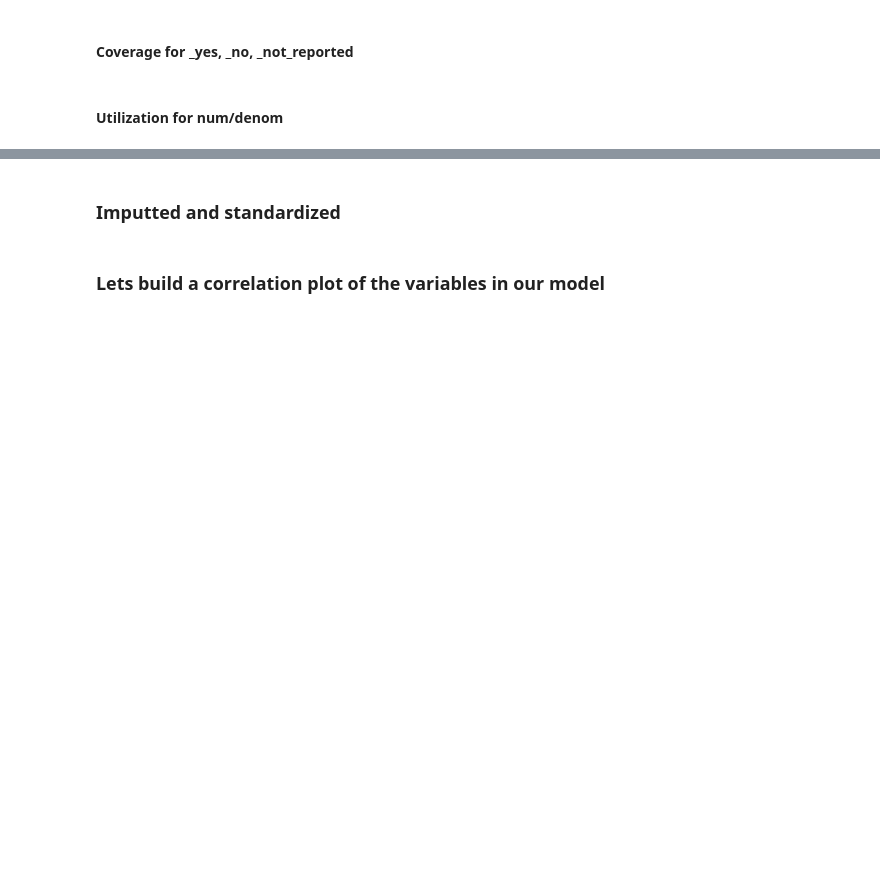
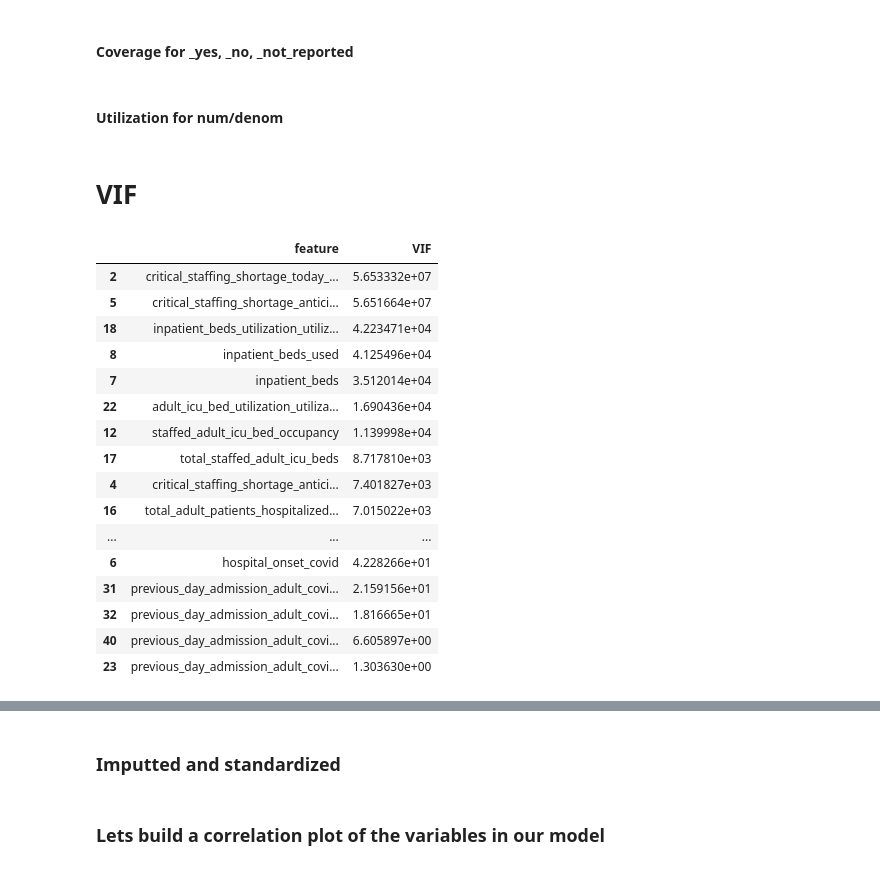
Before and after one commit to alexandreberkovic/COVID-Impact-Time-Series-Prediction, a Jupyter notebook: Cleaning_vif.ipynb, the cells around one changed output, grey strips where cells are left out. Cells and saved outputs as stored; diff of their text form; code cells hidden in the pictures; blank space fills up the shorter version.

```diff
--- a/Cleaning_vif.ipynb
+++ b/Cleaning_vif.ipynb
@@ -394,4 +311,2 @@ vif_features = vif_features["feature"][0:25]
-# %%
-df = df.drop(columns=vif_features)
 # %%
 # output df to csv
@@ -435,3 +350,45 @@ df.columns = df.columns.str.replace('numerator', 'utilization')
 # %%
 # export as csv
 df.to_csv('covid_clean_imputted_aggregated.csv', index=True)
+# %% [markdown]
+# VIF
+# %%
+df_ = df[['critical_staffing_shortage_today_yes',
+       'critical_staffing_shortage_today_no',
+       'critical_staffing_shortage_today_not_reported',
+       'critical_staffing_shortage_anticipated_within_week_yes',
+       'critical_staffing_shortage_anticipated_within_week_no',
+       'critical_staffing_shortage_anticipated_within_week_not_reported',
+       'hospital_onset_covid', 'inpatient_beds', 'inpatient_beds_used',
+       'inpatient_beds_used_covid',
+       'previous_day_admission_adult_covid_confirmed',
+       'previous_day_admission_adult_covid_suspected',
+       'staffed_adult_icu_bed_occupancy',
+       'staffed_icu_adult_patients_confirmed_and_suspected_covid',
+       'staffed_icu_adult_patients_confirmed_covid',
+       'total_adult_patients_hospitalized_confirmed_and_suspected_covid',
+       'total_adult_patients_hospitalized_confirmed_covid',
+       'total_staffed_adult_icu_beds',
+       'inpatient_beds_utilization_utilization',
+       'percent_of_inpatients_with_covid_utilization',
+       'inpatient_bed_covid_utilization_utilization',
+       'adult_icu_bed_covid_utilization_utilization',
+       'adult_icu_bed_utilization_utilization',
+       'previous_day_admission_adult_covid_confirmed_18-19',
+       'previous_day_admission_adult_covid_confirmed_20-29',
+       'previous_day_admission_adult_covid_confirmed_30-39',
+       'previous_day_admission_adult_covid_confirmed_40-49',
+       'previous_day_admission_adult_covid_confirmed_50-59',
+       'previous_day_admission_adult_covid_confirmed_60-69',
+       'previous_day_admission_adult_covid_confirmed_70-79',
+       'previous_day_admission_adult_covid_confirmed_80+',
+       'previous_day_admission_adult_covid_confirmed_unknown',
+       'previous_day_admission_adult_covid_suspected_18-19',
+       'previous_day_admission_adult_covid_suspected_20-29',
+       'previous_day_admission_adult_covid_suspected_30-39',
+       'previous_day_admission_adult_covid_suspected_40-49',
+       'previous_day_admission_adult_covid_suspected_50-59',
+       'previous_day_admission_adult_covid_suspected_60-69',
+       'previous_day_admission_adult_covid_suspected_70-79',
+       'previous_day_admission_adult_covid_suspected_80+',
+       'previous_day_admission_adult_covid_suspected_unknown']]
@@ -437,0 +402,21 @@ df.to_csv('covid_clean_imputted_aggregated.csv', index=True)
+# %%
+vif_features = vif_data.sort_values(by="VIF",ascending=False)
+vif_features
+# %% [output]
+|  | feature | VIF |
+| 2 | critical_staffing_shortage_today_... | 5.653332e+07 |
+| 5 | critical_staffing_shortage_antici... | 5.651664e+07 |
+| 18 | inpatient_beds_utilization_utiliz... | 4.223471e+04 |
+| 8 | inpatient_beds_used | 4.125496e+04 |
+| 7 | inpatient_beds | 3.512014e+04 |
+| 22 | adult_icu_bed_utilization_utiliza... | 1.690436e+04 |
+| 12 | staffed_adult_icu_bed_occupancy | 1.139998e+04 |
+| 17 | total_staffed_adult_icu_beds | 8.717810e+03 |
+| 4 | critical_staffing_shortage_antici... | 7.401827e+03 |
+| 16 | total_adult_patients_hospitalized... | 7.015022e+03 |
+| ... | ... | ... |
+| 6 | hospital_onset_covid | 4.228266e+01 |
+| 31 | previous_day_admission_adult_covi... | 2.159156e+01 |
+| 32 | previous_day_admission_adult_covi... | 1.816665e+01 |
+| 40 | previous_day_admission_adult_covi... | 6.605897e+00 |
+| 23 | previous_day_admission_adult_covi... | 1.303630e+00 |
```
Also changed, not shown: parts of 23 cells of this notebook.
